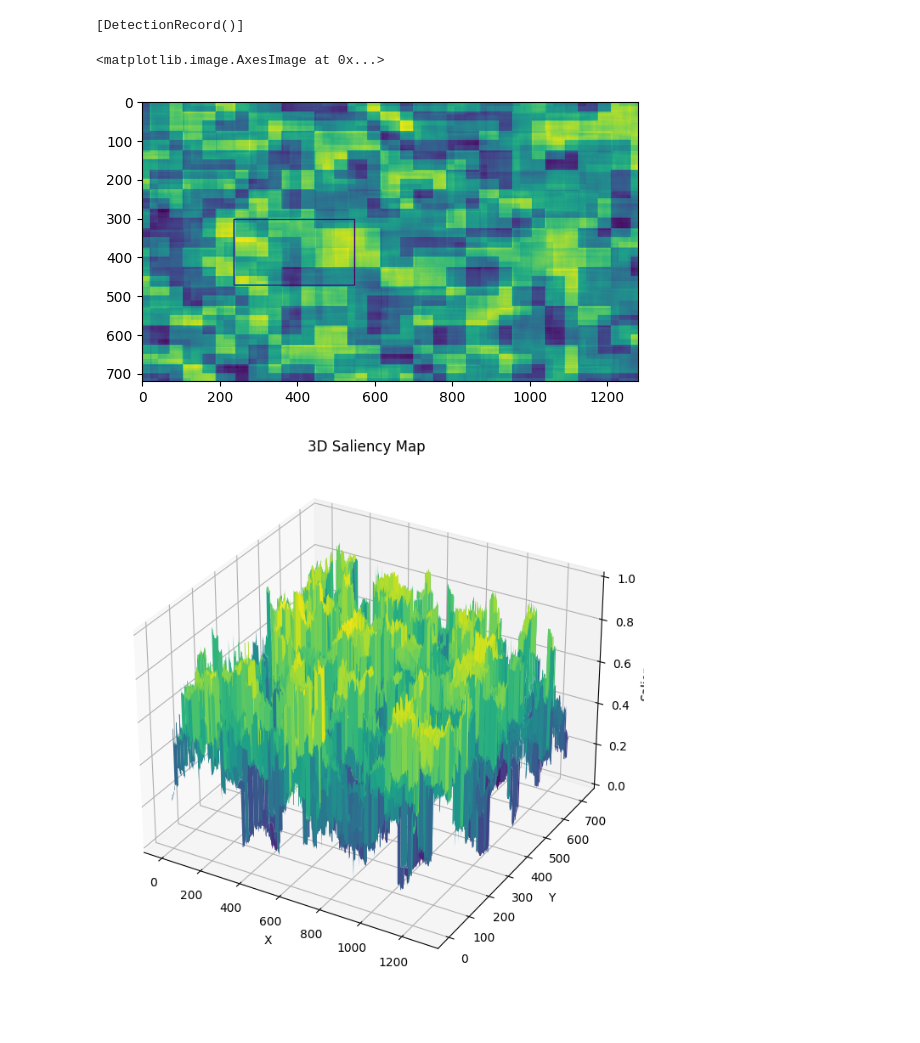
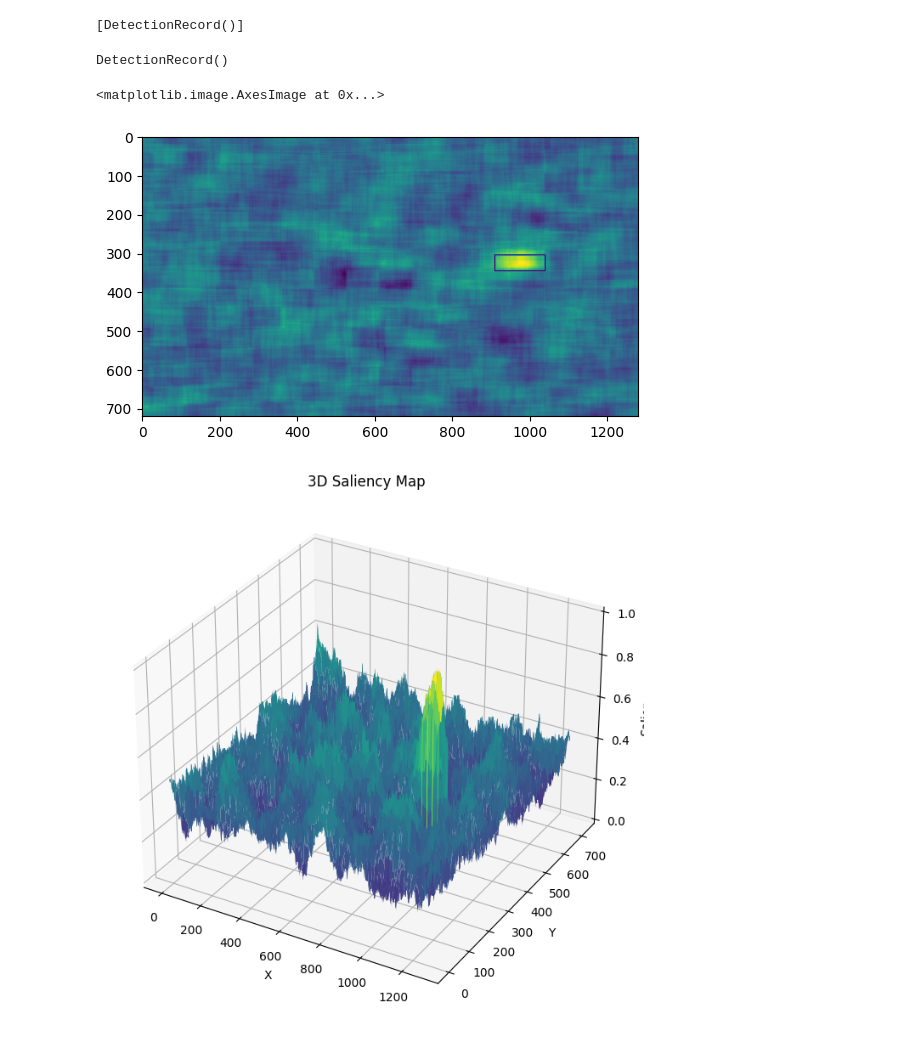
Before and after one commit to santiago-calderon-pena/IncX, a Jupyter notebook: metrics-saliency.ipynb, the cells around one changed output. Cells and saved outputs as stored; diff of their text form; code cells hidden in the pictures.

Commit message:
Implement FasterRcnn

```diff
--- a/metrics-saliency.ipynb
+++ b/metrics-saliency.ipynb
@@ -1,13 +1,13 @@
 # %%
 from incremental_explainer.utils.saliency_maps import compute_saliency_maps
 import cv2
-from incremental_explainer.models.yolo import Yolo
+from incremental_explainer.models.faster_rcnn import FasterRcnn
 import torchvision.transforms as transforms
 import numpy as np
 
 image_location = f"datasets/LaSOT/0/00000001.jpg"
 print(f"Processing image: {image_location}")
-model = Yolo()
+model = FasterRcnn()
 img = cv2.imread(image_location)
 img = cv2.cvtColor(img, cv2.COLOR_BGR2RGB)
 transform = transforms.Compose([
@@ -20,20 +20,24 @@ results
 # %% [output]
 Processing image: datasets/LaSOT/0/00000001.jpg
 [DetectionRecord()]
+# %%
+results[0]
+# %% [output]
+DetectionRecord()
 # %%
 import matplotlib.pyplot as plt
 import cv2
 import numpy as np
 
 index = 0
-class_index = np.argmax(results[0].class_scores[0])
+class_index = np.argmax(results[0].class_scores[0].detach())
 saliency_map = np.array(saliency[index]['detection']).transpose(1, 2, 0)[:,:,0]
-bounding_box = np.array(results[0].bounding_boxes[index])
+bounding_box = np.array(results[0].bounding_boxes[index].detach())
 
 plt.imshow(cv2.rectangle(saliency_map, (int(bounding_box[0]), int(bounding_box[1])), (int(bounding_box[2]), int(bounding_box[3])), (0, 255, 0), 2))
 # %% [output]
 <matplotlib.image.AxesImage at 0x...>
-[figure, old version]
+[figure, new version]
 # %%
 import matplotlib.pyplot as plt
 from mpl_toolkits.mplot3d import Axes3D
@@ -57,7 +61,7 @@ plt.title('3D Saliency Map')
 
 plt.show()
 # %% [output]
-[figure, old version]
+[figure, new version]
 # %%
 from incremental_explainer.metrics.deletion import compute_deletion
 
```
Also changed, not shown: parts of 3 cells of this notebook, 3 other files.
